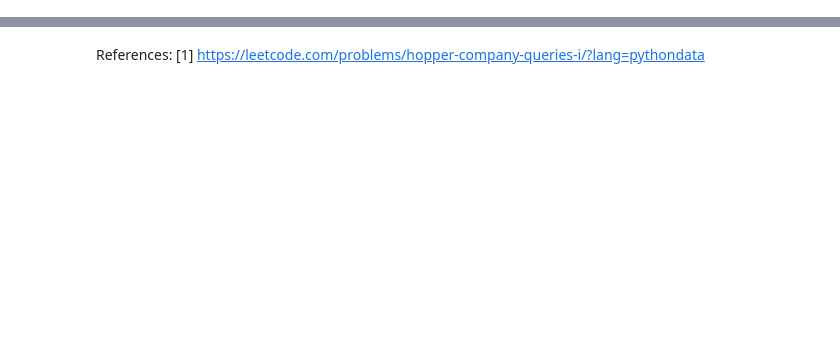
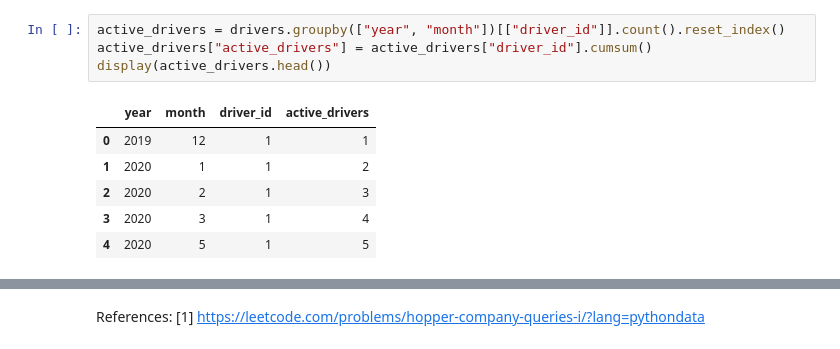
Before and after one commit to SKawsar/Pandas-Hard-Data-Preprocessing, a Jupyter notebook: Hopper Company Queries I.ipynb, the cells around one changed output, grey strips where cells are left out. Drawn from its saved outputs; the diff is of its cells as text; blank space fills up the shorter version.

```diff
--- a/Hopper Company Queries I.ipynb
+++ b/Hopper Company Queries I.ipynb
@@ -134,0 +279,11 @@ month_df
+# %%
+active_drivers = drivers.groupby(["year", "month"])[["driver_id"]].count().reset_index()
+active_drivers["active_drivers"] = active_drivers["driver_id"].cumsum()
+display(active_drivers.head())
+# %% [output]
+|  | year | month | driver_id | active_drivers |
+| 0 | 2019 | 12 | 1 | 1 |
+| 1 | 2020 | 1 | 1 | 2 |
+| 2 | 2020 | 2 | 1 | 3 |
+| 3 | 2020 | 3 | 1 | 4 |
+| 4 | 2020 | 5 | 1 | 5 |
```
Also changed, not shown: parts of 22 cells of this notebook.
